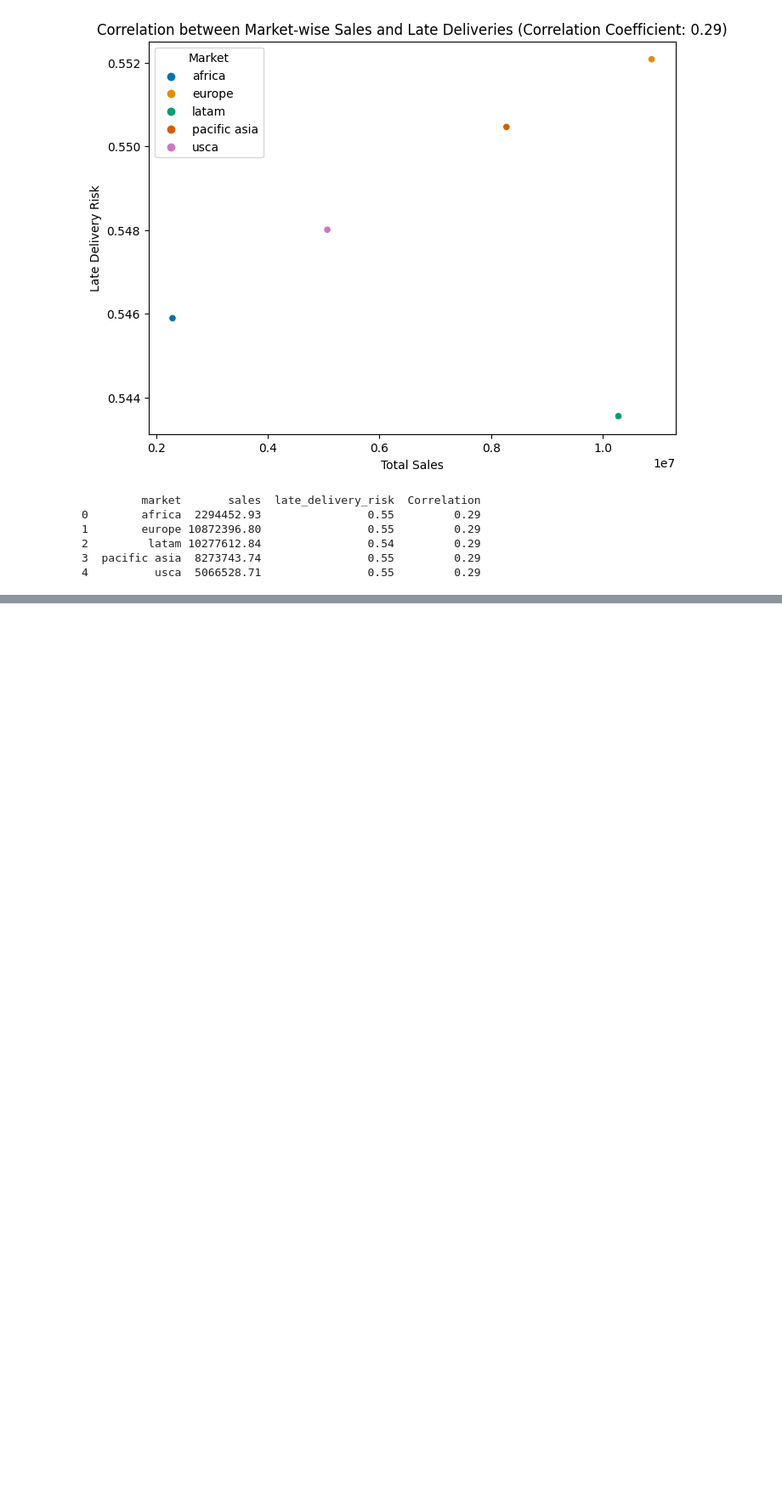
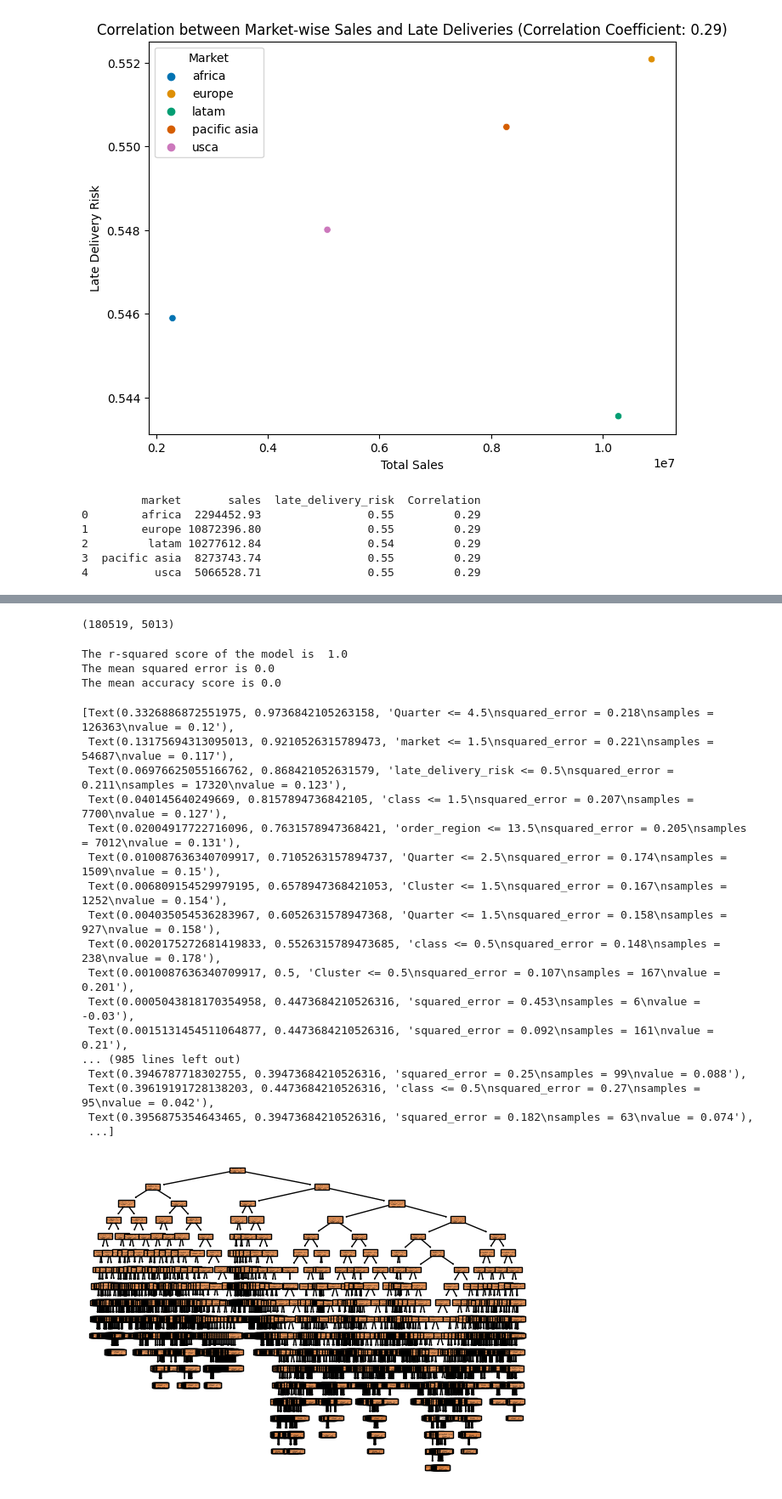
Before and after one commit to imyhalex/uploadable_csv_and_queries, a Jupyter notebook: BI Analysis.ipynb, the cells around one changed output, grey strips where cells are left out. Shown at 85% size. Cells and saved outputs as stored; diff of their text form; code cells hidden in the pictures; blank space fills up the shorter version.

```diff
--- a/BI Analysis.ipynb
+++ b/BI Analysis.ipynb
@@ -2035,0 +2133,53 @@ is_categorical_dtype is deprecated and will be removed in a future version. Use
+# %%
+#One-Hot encoding categotical variables in the data
+model_data = pd.get_dummies(df_selected)
+model_data.shape
+# %% [output]
+(180519, 5013)
+# %%
+X = model_data.drop(['late_delivery_risk'], axis=1) # Feature
+y = model_data['late_delivery_risk'] # Target
+# %%
+# train-test_split
+x_train,x_test,y_train,y_test = train_test_split(X, y, test_size=0.30)
+# %%
+model = DecisionTreeRegressor()
+model.fit(x_train,y_train)
+pred = model.predict(x_test)
+# %%
+#Function for estimating r2_score, mean_squared_error, mean_absolute_error
+def metrics(y_test,pred):
+    a =r2_score(y_test,pred)
+    b =mean_squared_error(y_test,pred)
+    c =mean_absolute_error(y_test,pred)
+    print('The r-squared score of the model is ',a)
+    print('The mean squared error is',b)
+    print('The mean accuracy score is',c)
+
+metrics(y_test,pred)
+# %% [output]
+The r-squared score of the model is  1.0
+The mean squared error is 0.0
+The mean accuracy score is 0.0
+# %%
+# Plot the decision tree
+plot_tree(model, feature_names=x_train.columns, filled=True)
+# %% [output]
+[Text(0.3326886872551975, 0.9736842105263158, 'Quarter <= 4.5\nsquared_error = 0.218\nsamples = 126363\nvalue = 0.12'),
+ Text(0.13175694313095013, 0.9210526315789473, 'market <= 1.5\nsquared_error = 0.221\nsamples = 54687\nvalue = 0.117'),
+ Text(0.06976625055166762, 0.868421052631579, 'late_delivery_risk <= 0.5\nsquared_error = 0.211\nsamples = 17320\nvalue = 0.123'),
+ Text(0.040145640249669, 0.8157894736842105, 'class <= 1.5\nsquared_error = 0.207\nsamples = 7700\nvalue = 0.127'),
+ Text(0.02004917722716096, 0.7631578947368421, 'order_region <= 13.5\nsquared_error = 0.205\nsamples = 7012\nvalue = 0.131'),
+ Text(0.010087636340709917, 0.7105263157894737, 'Quarter <= 2.5\nsquared_error = 0.174\nsamples = 1509\nvalue = 0.15'),
+ Text(0.006809154529979195, 0.6578947368421053, 'Cluster <= 1.5\nsquared_error = 0.167\nsamples = 1252\nvalue = 0.154'),
+ Text(0.004035054536283967, 0.6052631578947368, 'Quarter <= 1.5\nsquared_error = 0.158\nsamples = 927\nvalue = 0.158'),
+ Text(0.0020175272681419833, 0.5526315789473685, 'class <= 0.5\nsquared_error = 0.148\nsamples = 238\nvalue = 0.178'),
+ Text(0.0010087636340709917, 0.5, 'Cluster <= 0.5\nsquared_error = 0.107\nsamples = 167\nvalue = 0.201'),
+ Text(0.0005043818170354958, 0.4473684210526316, 'squared_error = 0.453\nsamples = 6\nvalue = -0.03'),
+ Text(0.0015131454511064877, 0.4473684210526316, 'squared_error = 0.092\nsamples = 161\nvalue = 0.21'),
+... (985 lines left out)
+ Text(0.3946787718302755, 0.39473684210526316, 'squared_error = 0.25\nsamples = 99\nvalue = 0.088'),
+ Text(0.39619191728138203, 0.4473684210526316, 'class <= 0.5\nsquared_error = 0.27\nsamples = 95\nvalue = 0.042'),
+ Text(0.3956875354643465, 0.39473684210526316, 'squared_error = 0.182\nsamples = 63\nvalue = 0.074'),
+ ...]
+[figure, added]
```
Also changed, not shown: parts of 27 cells of this notebook, 9 other files.
